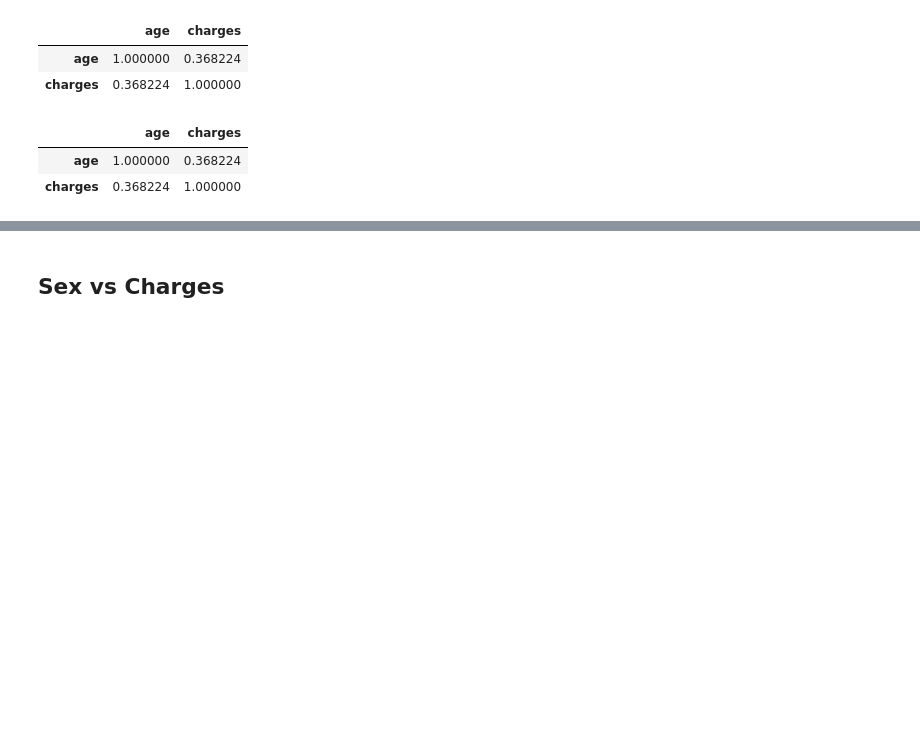
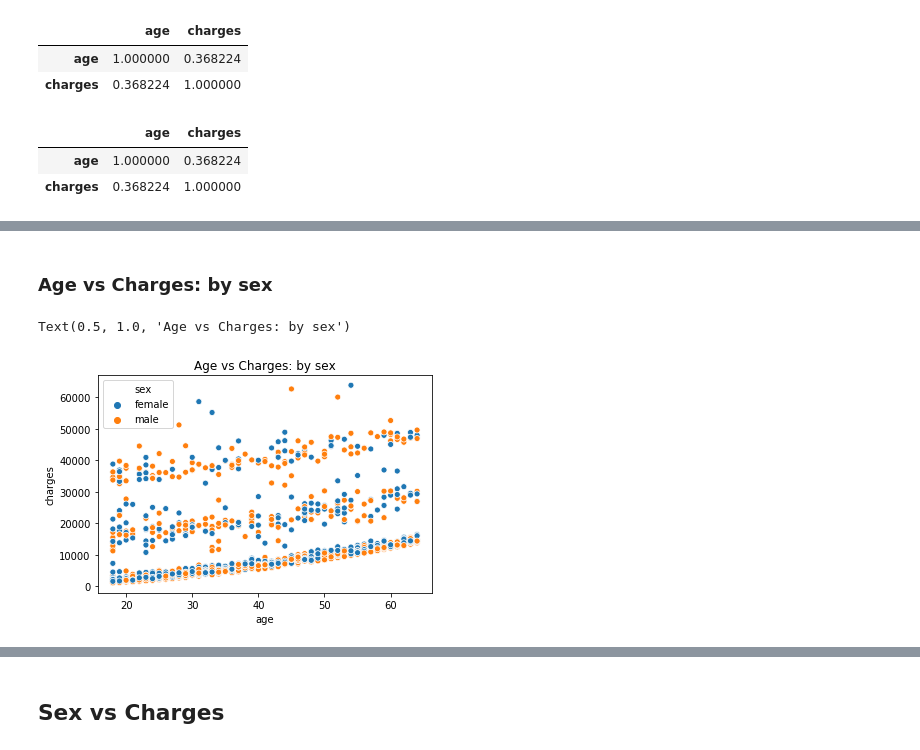
Before and after one commit to rockyclh/US-Insurance-Charges, a Jupyter notebook: US Medical Insurance Cost.ipynb, the cells around one changed output, grey strips where cells are left out. Saved outputs shown, nothing was run; the diff lists cells and outputs as text; code cells hidden in the pictures; blank space fills up the shorter version.

```diff
--- a/US Medical Insurance Cost.ipynb
+++ b/US Medical Insurance Cost.ipynb
@@ -166,0 +184,8 @@ Both smoker and non-smoker: positive correlation
+# %% [markdown]
+### Age vs Charges: by sex
+# %%
+sns.scatterplot(x='age', y='charges', hue='sex',data=insurance_cost)
+plt.title("Age vs Charges: by sex")
+# %% [output]
+Text(0.5, 1.0, 'Age vs Charges: by sex')
+[figure, added]
```
Also changed, not shown: parts of 57 cells of this notebook.
